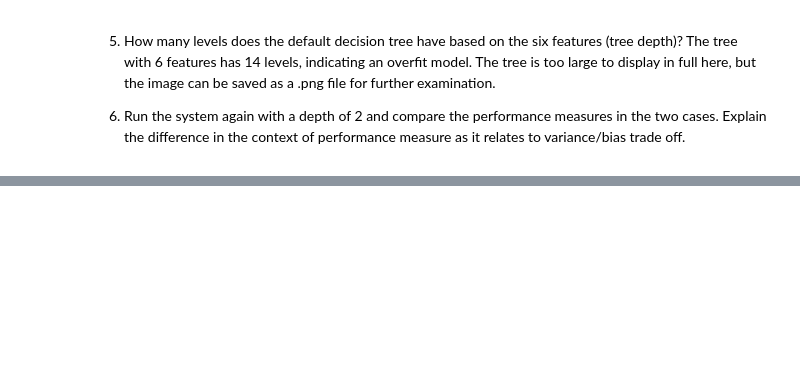
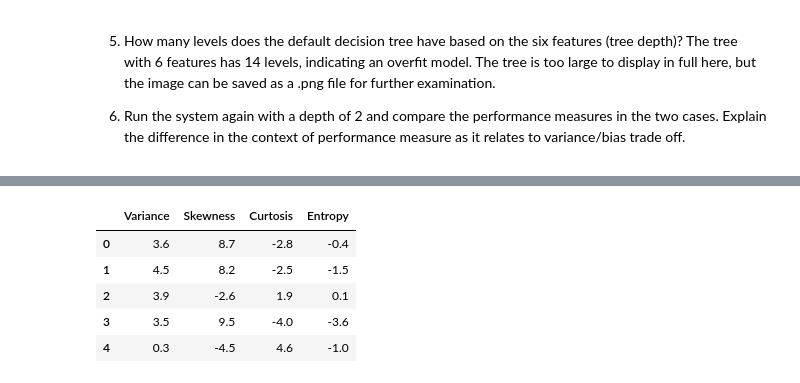
Before and after one commit to Trolann/cmpe188-assignments, a Jupyter notebook: decisiontree_assignment/descisionTree_hw_baseball_CMPE188.ipynb, the cells around one changed output, grey strips where cells are left out. Saved outputs shown, nothing was run; the diff lists cells and outputs as text; code cells hidden in the pictures; blank space fills up the shorter version.

```diff
--- a/decisiontree_assignment/descisionTree_hw_baseball_CMPE188.ipynb
+++ b/decisiontree_assignment/descisionTree_hw_baseball_CMPE188.ipynb
@@ -260,0 +324,13 @@ variance/bias trade off.
+# %%
+Y1 = data['Class']
+array = data.values
+X1 = data.drop(columns='Class', axis=1)
+X1names = X1.columns
+X1.head(5)
+# %% [output]
+|  | Variance | Skewness | Curtosis | Entropy |
+| 0 | 3.6 | 8.7 | -2.8 | -0.4 |
+| 1 | 4.5 | 8.2 | -2.5 | -1.5 |
+| 2 | 3.9 | -2.6 | 1.9 | 0.1 |
+| 3 | 3.5 | 9.5 | -4.0 | -3.6 |
+| 4 | 0.3 | -4.5 | 4.6 | -1.0 |
```
Also changed, not shown: parts of 19 cells of this notebook, 1 other file.
